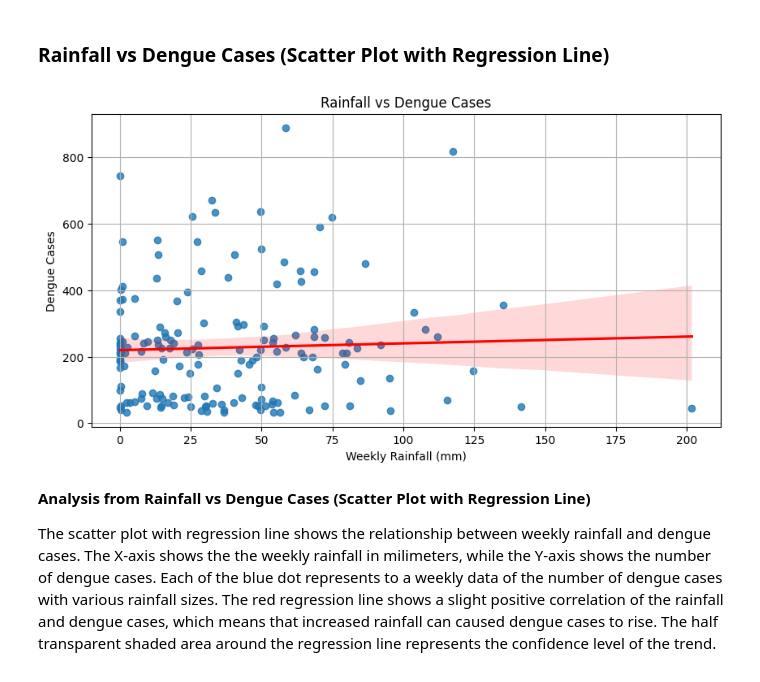
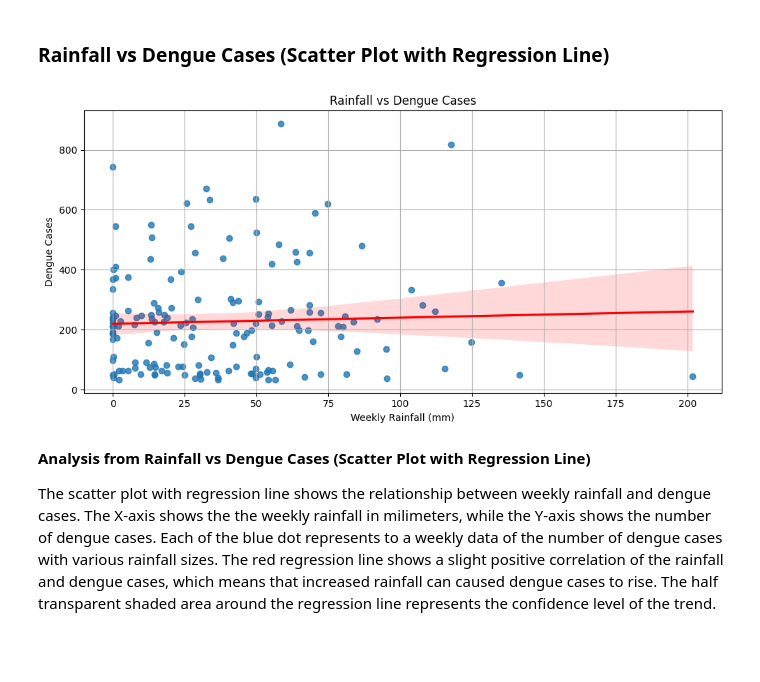
Before and after one commit to Jx1126/ds-midterm, a Jupyter notebook: midterm.ipynb, the cells around one changed output. Drawn from its saved outputs; the diff is of its cells as text; code cells hidden in the pictures; blank space fills up the shorter version.

```diff
--- a/midterm.ipynb
+++ b/midterm.ipynb
@@ -416,18 +416,19 @@ merged_data.head()
 # %%
 plt.figure(figsize = (10, 5))
 
 # Use the weekly rainfall and dengue cases from the merged dataset to plot the scatter plot
 sns.regplot(data = merged_data, x = 'Weekly Rainfall', y = 'Dengue Cases', line_kws = {"color": "red"})
 
 # Graph properties
 plt.title('Rainfall vs Dengue Cases')
 plt.xlabel('Weekly Rainfall (mm)')
 plt.ylabel('Dengue Cases')
 plt.grid()
 
+plt.tight_layout()
 plt.show()
 # %% [output]
-[figure, old version]
+[figure, new version]
 # %% [markdown]
 **Analysis from Rainfall vs Dengue Cases (Scatter Plot with Regression Line)**
 
```
Also changed, not shown: parts of 10 cells of this notebook.
